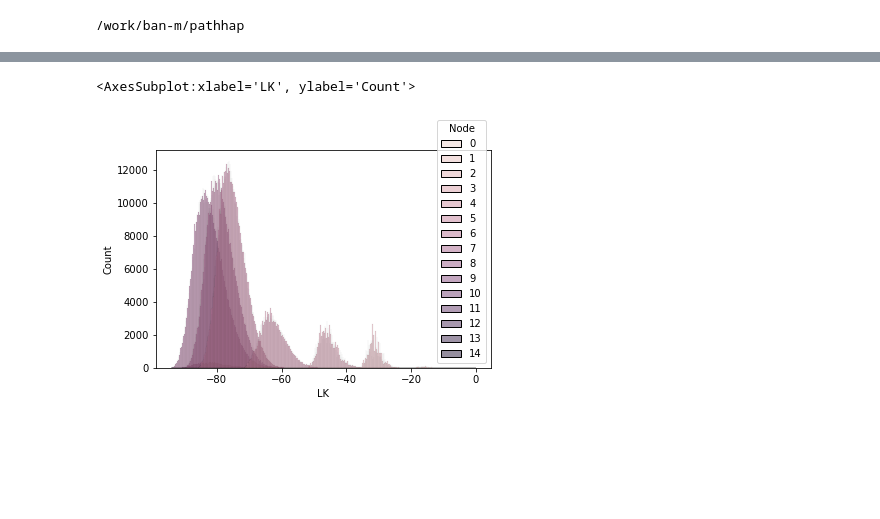
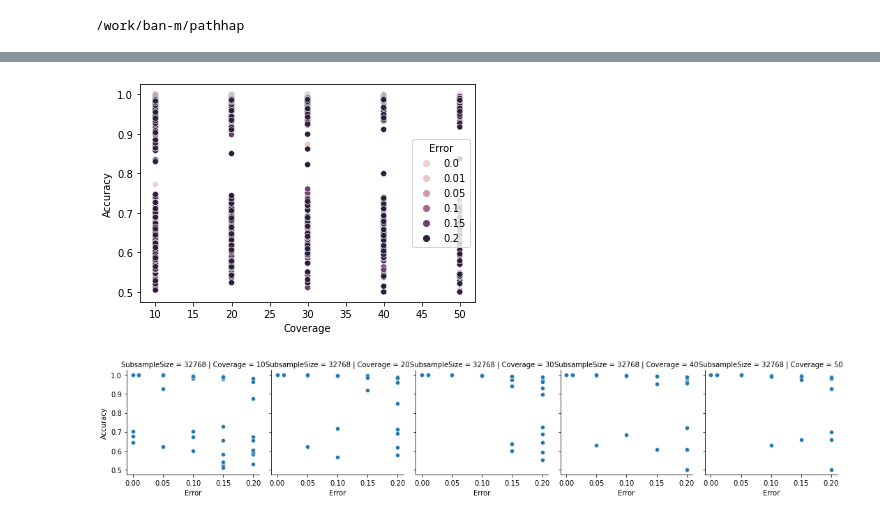
Before and after one commit to ban-m/pathhap, a Jupyter notebook: scripts/test_script.ipynb, the cells around one changed output, grey strips where cells are left out. Cells and saved outputs as stored; diff of their text form; code cells hidden in the pictures; blank space fills up the shorter version.

```diff
--- a/scripts/test_script.ipynb
+++ b/scripts/test_script.ipynb
@@ -89,5 +52,11 @@ for key,grp in df.groupby('Node'):
-# %%
-sns.histplot(x='LK', hue='Node', data=df)
-# %% [output]
-<AxesSubplot:xlabel='LK', ylabel='Count'>
-[figure, removed]
+# %%
+sns.scatterplot(data=df, x = 'Coverage',  y = 'Accuracy', hue= 'Error').get_figure().savefig("./png/cov_acc.dump.png", dpi=300)
+# %% [output]
+[figure, added]
+# %%
+covselected = df[df['SubsampleSize'] == 1 << 15]
+g = sns.FacetGrid(covselected, col = 'Coverage', row = "SubsampleSize")
+g.map(sns.scatterplot, "Error", "Accuracy")
+g.savefig("./png/error_acc.pow15.png", dpi=300)
+# %% [output]
+[figure, added]
```
Also changed, not shown: parts of 11 cells of this notebook, 13 other files.
